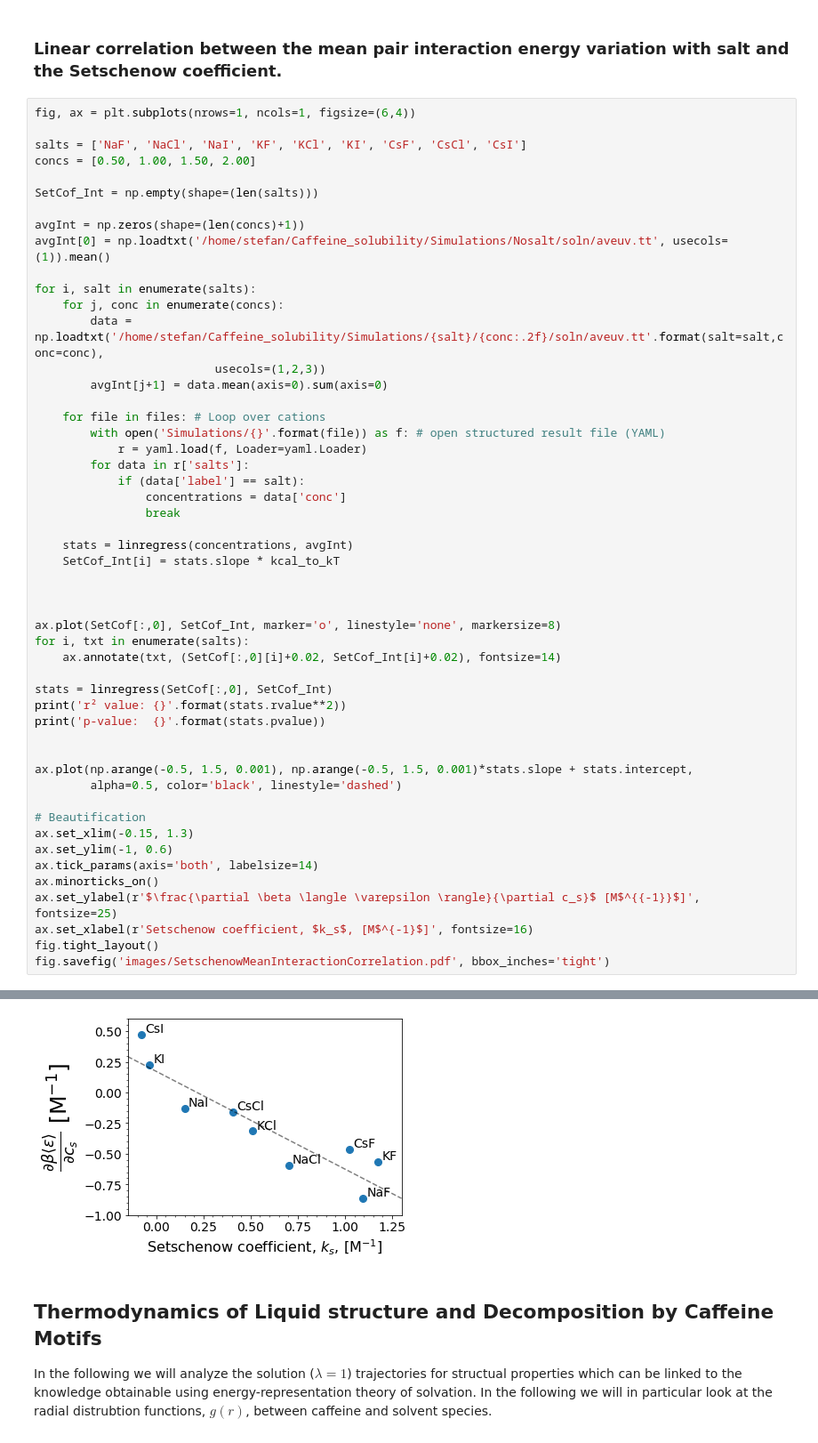
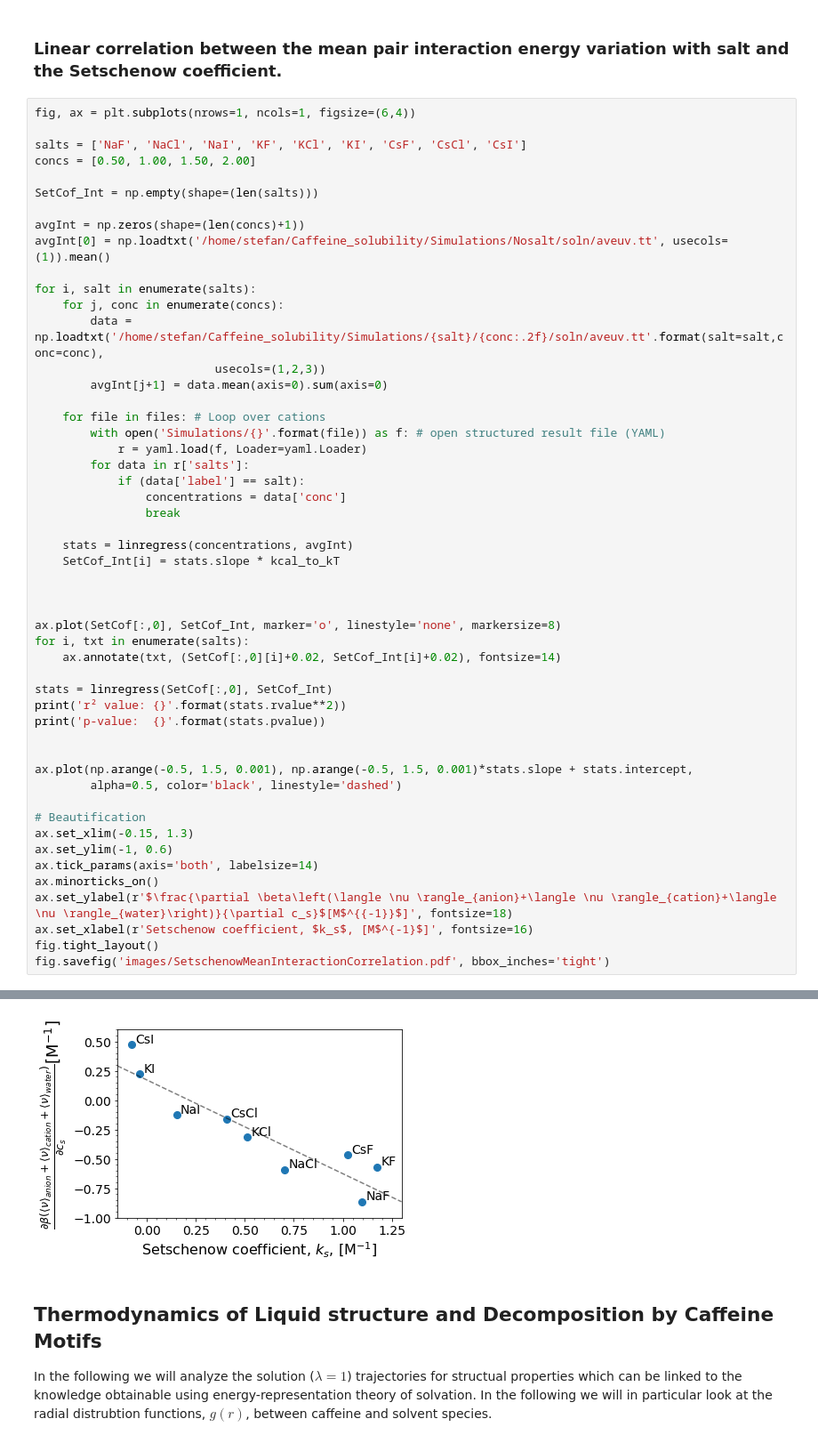
Before and after one commit to SHervoe-Hansen/Caffeine_solubility, a Jupyter notebook: Analysis.ipynb, the cells around one changed output, grey strips where cells are left out. Shown at 89% size. Drawn from its saved outputs; the diff is of its cells as text.

```diff
--- a/Analysis.ipynb
+++ b/Analysis.ipynb
@@ -1200,7 +1200,7 @@ ax.set_xlim(-0.15, 1.3)
 ax.set_ylim(-1, 0.6)
 ax.tick_params(axis='both', labelsize=14)
 ax.minorticks_on()
-ax.set_ylabel(r'$\frac{\partial \beta \langle \varepsilon \rangle}{\partial c_s}$ [M$^{{-1}}$]', fontsize=25)
+ax.set_ylabel(r'$\frac{\partial \beta\left(\langle \nu \rangle_{anion}+\langle \nu \rangle_{cation}+\langle \nu \rangle_{water}\right)}{\partial c_s}$[M$^{{-1}}$]', fontsize=18)
 ax.set_xlabel(r'Setschenow coefficient, $k_s$, [M$^{-1}$]', fontsize=16)
 fig.tight_layout()
 fig.savefig('images/SetschenowMeanInteractionCorrelation.pdf', bbox_inches='tight')
@@ -1210,4 +1210,4 @@ p-value:  0.0005850660909841931
-[figure, old version]
+[figure, new version]
 # %% [markdown]
 ## Thermodynamics of Liquid structure and Decomposition by Caffeine Motifs
 In the following we will analyze the solution ($\lambda=1$) trajectories for structual properties which can be linked to the knowledge obtainable using energy-representation theory of solvation. In the following we will in particular look at the radial distrubtion functions, $g(r)$, between caffeine and solvent species.
```
Also changed, not shown: parts of 8 cells of this notebook, 16 other files.
